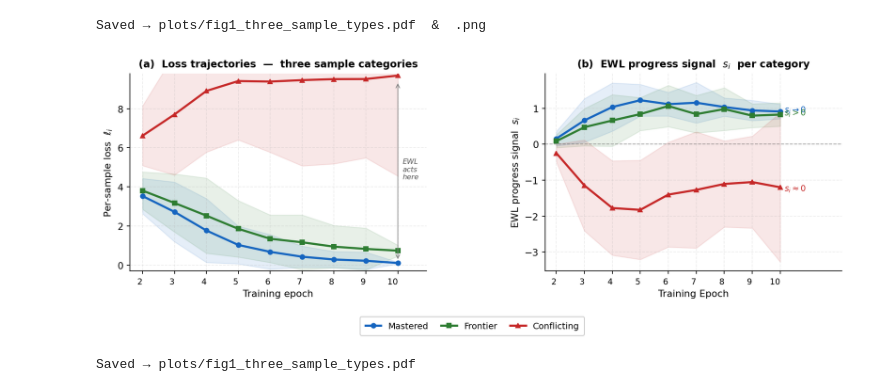
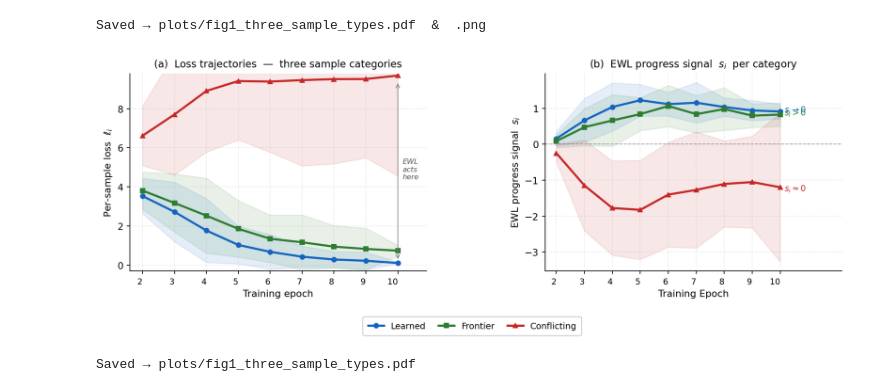
Before and after one commit to brillard1/ewl, a Jupyter notebook: notebooks/fig1_three_sample_types.ipynb, the cells around one changed output. Drawn from its saved outputs; the diff is of its cells as text; code cells hidden in the pictures.

```diff
--- a/notebooks/fig1_three_sample_types.ipynb
+++ b/notebooks/fig1_three_sample_types.ipynb
@@ -260,7 +260,7 @@ for mean, std, c in [
 ]:
     ax1.fill_between(x, mean - std, mean + std, color=c, alpha=0.11)
 
-ax1.plot(x, m_mean, color=C_m, lw=2.3, marker="o", ms=5, label="Mastered")
+ax1.plot(x, m_mean, color=C_m, lw=2.3, marker="o", ms=5, label="Learned")
 ax1.plot(x, f_mean, color=C_f, lw=2.3, marker="s", ms=5, label="Frontier")
 ax1.plot(x, c_mean, color=C_c, lw=2.3, marker="^", ms=5, label="Conflicting")
 
@@ -290,7 +290,7 @@ ax1.set_xlabel("Training epoch", fontsize=10.5)
 ax1.set_title(
     "(a)  Loss trajectories  —  three sample categories",
     fontsize=11,
-    fontweight="bold",
+
     pad=7
 )
 ax1.set_ylim(-0.3, 9.8)
@@ -306,7 +306,7 @@ for mean, std, c in [
 
 ax2.axhline(0, color="black", lw=0.9, ls="--", alpha=0.35, zorder=1)
 
-ax2.plot(x, ms_mean, color=C_m, lw=2.3, marker="o", ms=5, label="Mastered")
+ax2.plot(x, ms_mean, color=C_m, lw=2.3, marker="o", ms=5, label="Learned")
 ax2.plot(x, fs_mean, color=C_f, lw=2.3, marker="s", ms=5, label="Frontier")
 ax2.plot(x, cs_mean, color=C_c, lw=2.3, marker="^", ms=5, label="Conflicting")
 
@@ -331,33 +331,33 @@ ax2.set_xticks(x)
 ax2.set_xticklabels(ep_labels, ha="right", fontsize=9)
 ax2.set_ylabel("EWL progress signal  $s_i$", fontsize=10.5)
 ax2.set_xlabel("Training Epoch", fontsize=10.5)
 ax2.set_title(
     "(b)  EWL progress signal  $s_i$  per category",
     fontsize=11,
-    fontweight="bold",
+
     pad=7
 )
 ax2.set_xlim(-0.4, 10.2)
 
 # ── Shared Legend ─────────────────────────────────────────────────────────────
 handles, labels = ax1.get_legend_handles_labels()
 
 fig.legend(
     handles, labels,
     loc="lower center",
     ncol=3,
     frameon=True,
     framealpha=0.95,
     borderpad=0.6,
     columnspacing=1.5,
     handlelength=1.8
 )
 
 # ── Save ─────────────────────────────────────────────────────────────────────
 plt.savefig(OUT_DIR / "fig1_three_sample_types.pdf", bbox_inches="tight", dpi=300)
 plt.show()
 
 print("Saved → plots/fig1_three_sample_types.pdf")
 # %% [output]
-[figure, old version]
+[figure, new version]
 Saved → plots/fig1_three_sample_types.pdf
```
Also changed, not shown: parts of 3 cells of this notebook, 27 other files.
